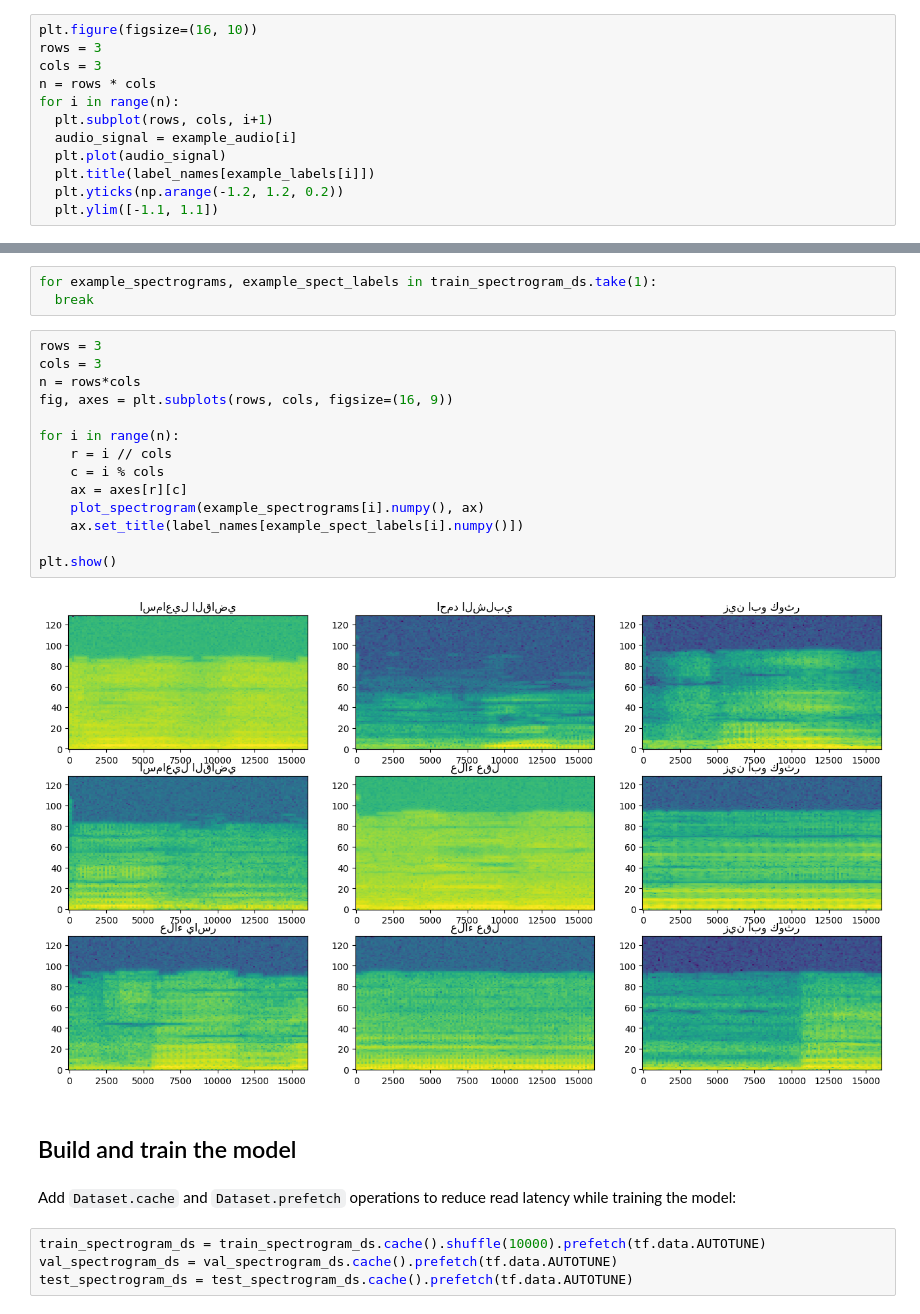
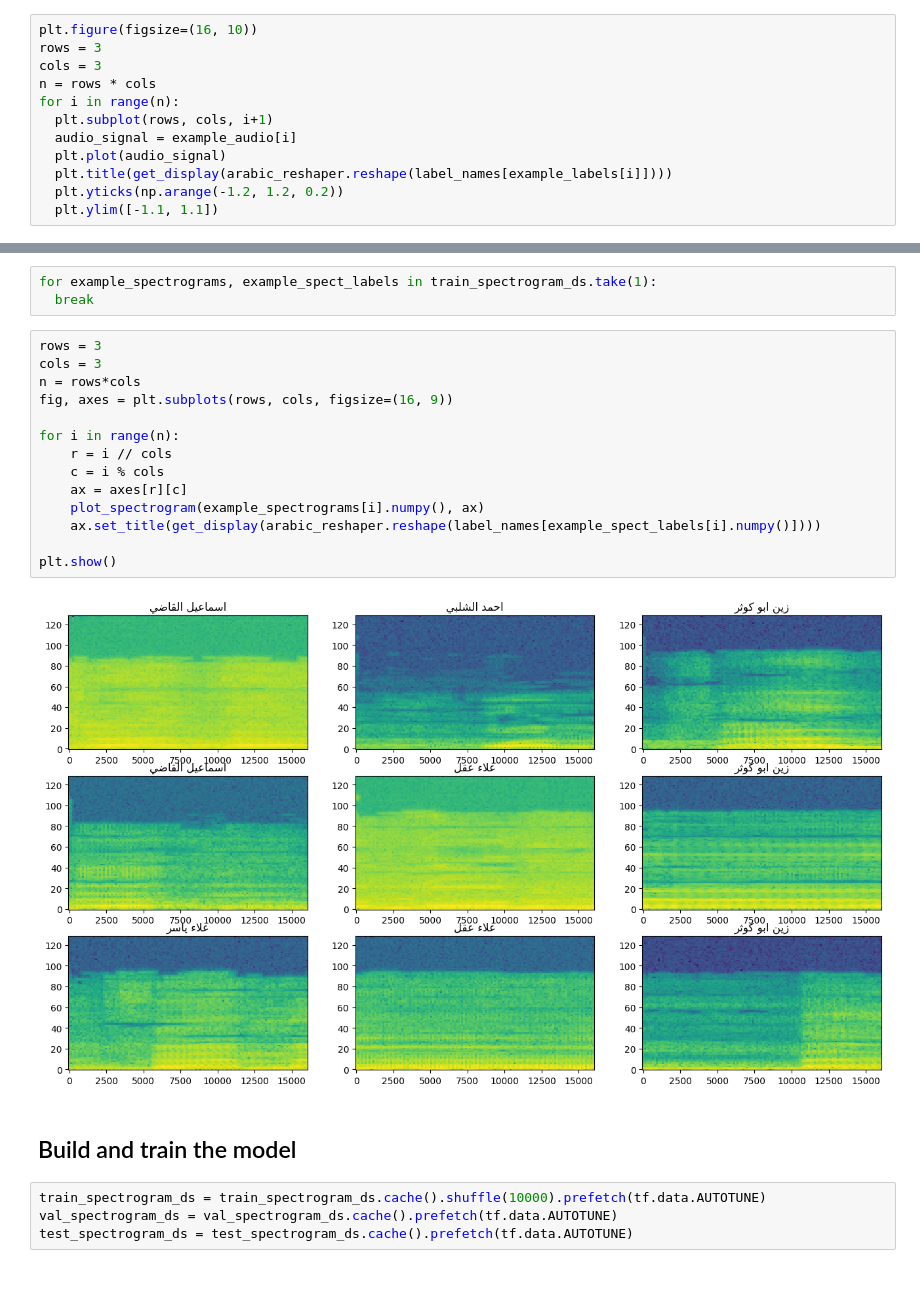
Before and after one commit to Mahran-xo/Quran-Reciters-Classifier, a Jupyter notebook: simple_audio.ipynb, the cells around one changed output, grey strips where cells are left out. Saved outputs shown, nothing was run; the diff lists cells and outputs as text; blank space fills up the shorter version.

```diff
--- a/simple_audio.ipynb
+++ b/simple_audio.ipynb
@@ -130,7 +101,7 @@ for i in range(n):
   plt.subplot(rows, cols, i+1)
   audio_signal = example_audio[i]
   plt.plot(audio_signal)
-  plt.title(label_names[example_labels[i]])
+  plt.title(get_display(arabic_reshaper.reshape(label_names[example_labels[i]])))
   plt.yticks(np.arange(-1.2, 1.2, 0.2))
   plt.ylim([-1.1, 1.1])
 # %% [output]
@@ -238,23 +195,21 @@ for example_spectrograms, example_spect_labels in train_spectrogram_ds.take(1):
 # %%
 rows = 3
 cols = 3
 n = rows*cols
 fig, axes = plt.subplots(rows, cols, figsize=(16, 9))
 
 for i in range(n):
     r = i // cols
     c = i % cols
     ax = axes[r][c]
     plot_spectrogram(example_spectrograms[i].numpy(), ax)
-    ax.set_title(label_names[example_spect_labels[i].numpy()])
+    ax.set_title(get_display(arabic_reshaper.reshape(label_names[example_spect_labels[i].numpy()])))
 
 plt.show()
 # %% [output]
-[figure, old version]
+[figure, new version]
 # %% [markdown]
 ## Build and train the model
-# %% [markdown]
-Add `Dataset.cache` and `Dataset.prefetch` operations to reduce read latency while training the model:
 # %%
 train_spectrogram_ds = train_spectrogram_ds.cache().shuffle(10000).prefetch(tf.data.AUTOTUNE)
 val_spectrogram_ds = val_spectrogram_ds.cache().prefetch(tf.data.AUTOTUNE)
```
Also changed, not shown: parts of 29 cells of this notebook, 3 other files.
